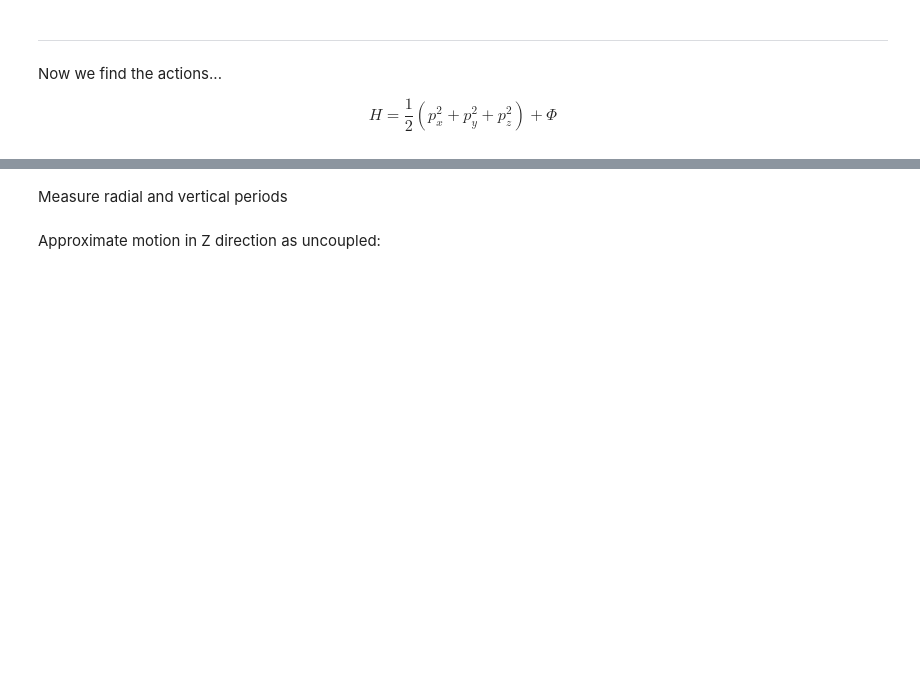
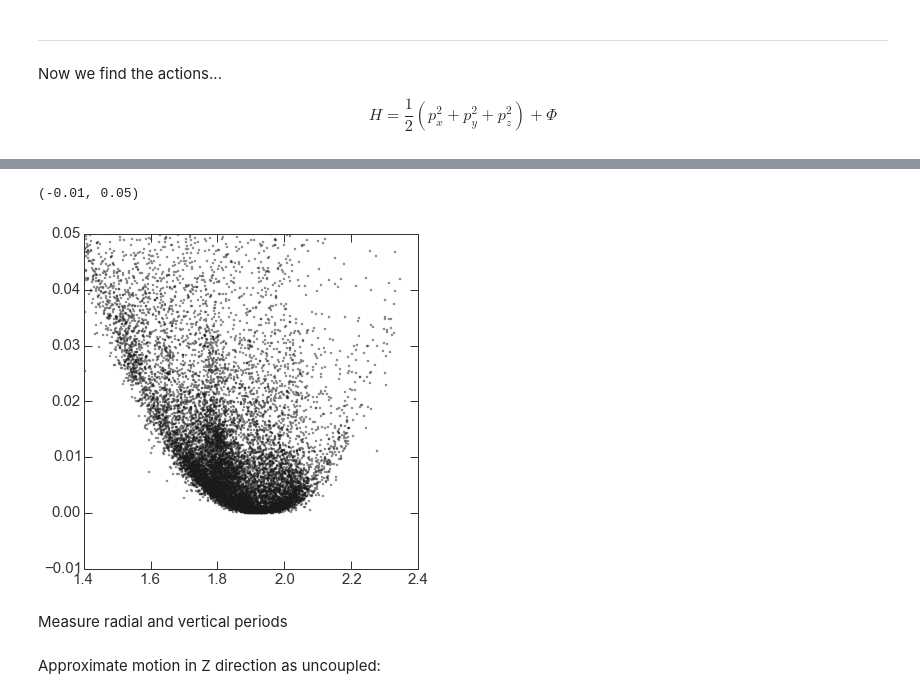
Before and after one commit to adrn/teaching, a Jupyter notebook: galactic-dynamics/notebooks/Galactic Dynamics - GCS.ipynb, the cells around one changed output, grey strips where cells are left out. Saved outputs shown, nothing was run; the diff lists cells and outputs as text; code cells hidden in the pictures; blank space fills up the shorter version.

```diff
--- a/galactic-dynamics/notebooks/Galactic Dynamics - GCS.ipynb
+++ b/galactic-dynamics/notebooks/Galactic Dynamics - GCS.ipynb
@@ -99,0 +110,2 @@ ts,ws = potential.integrate_orbit(w, dt=0.5, nsteps=5000)
+# %%
+actions,angles = potential.action_angle(w[...,:3],w[...,3:])
@@ -100,3 +114,17 @@ ts,ws = potential.integrate_orbit(w, dt=0.5, nsteps=5000)
+# %%
+plt.figure(figsize=(6,6))
+plt.plot(actions[:,1], actions[:,0], marker='.', linestyle='none', alpha=0.5)
+# scatter_contour(actions[:,1], actions[:,0], threshold=5, log_counts=True,
+#                 plot_args=dict(marker='.', linestyle='none'),
+#                 histogram2d_args=dict(bins=(np.linspace(0.5,2.5,100),np.linspace(-0.1,.2,100))),
+#                 contour_args=dict(cmap='cubehelix')
+#                 )
+plt.xlim(1.4,2.4)
+plt.ylim(-0.01,0.05)
+# plt.yscale('log')
+# %% [output]
+(-0.01, 0.05)
+[figure, added]
 # %%
 xp = x.copy()
 vp = v.copy()
```
Also changed, not shown: parts of 11 cells of this notebook, 6 other files.
